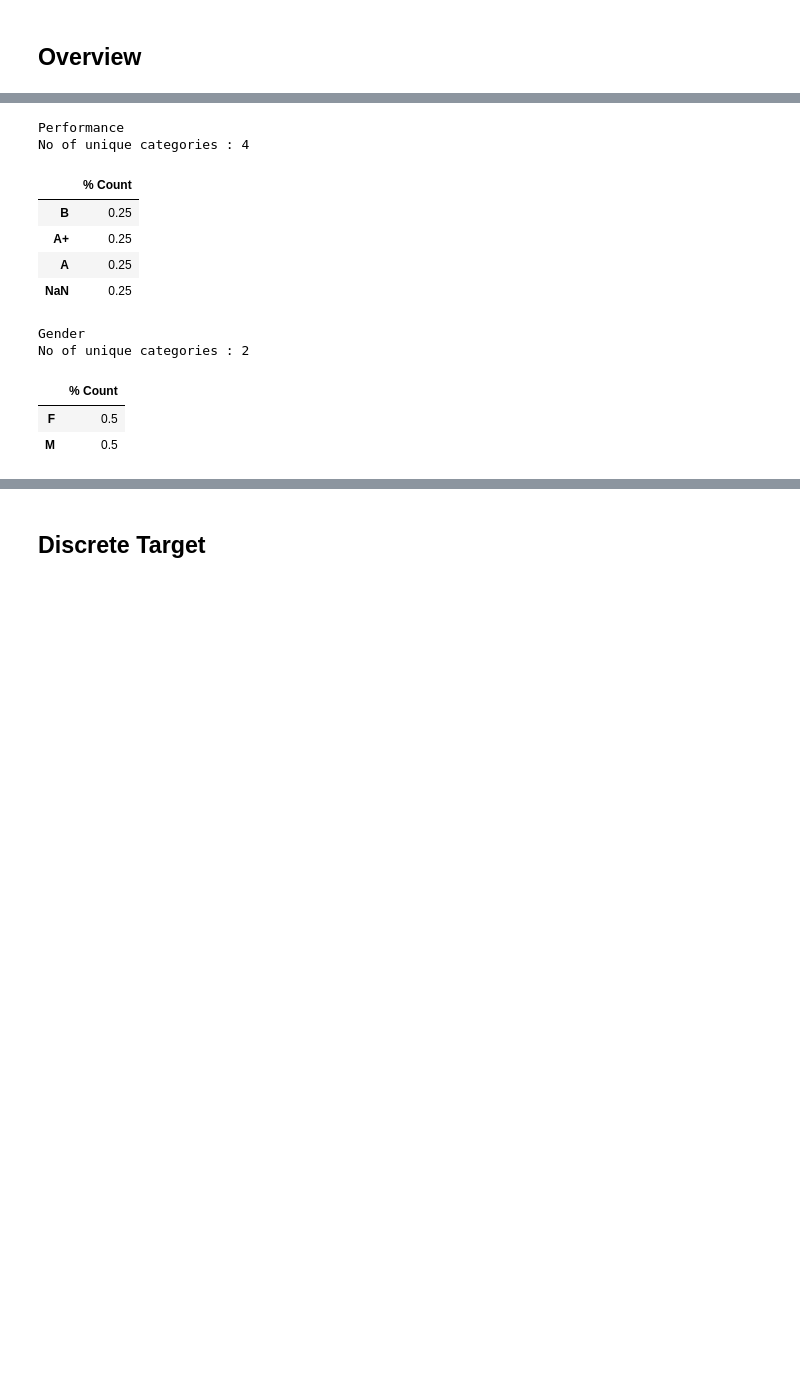
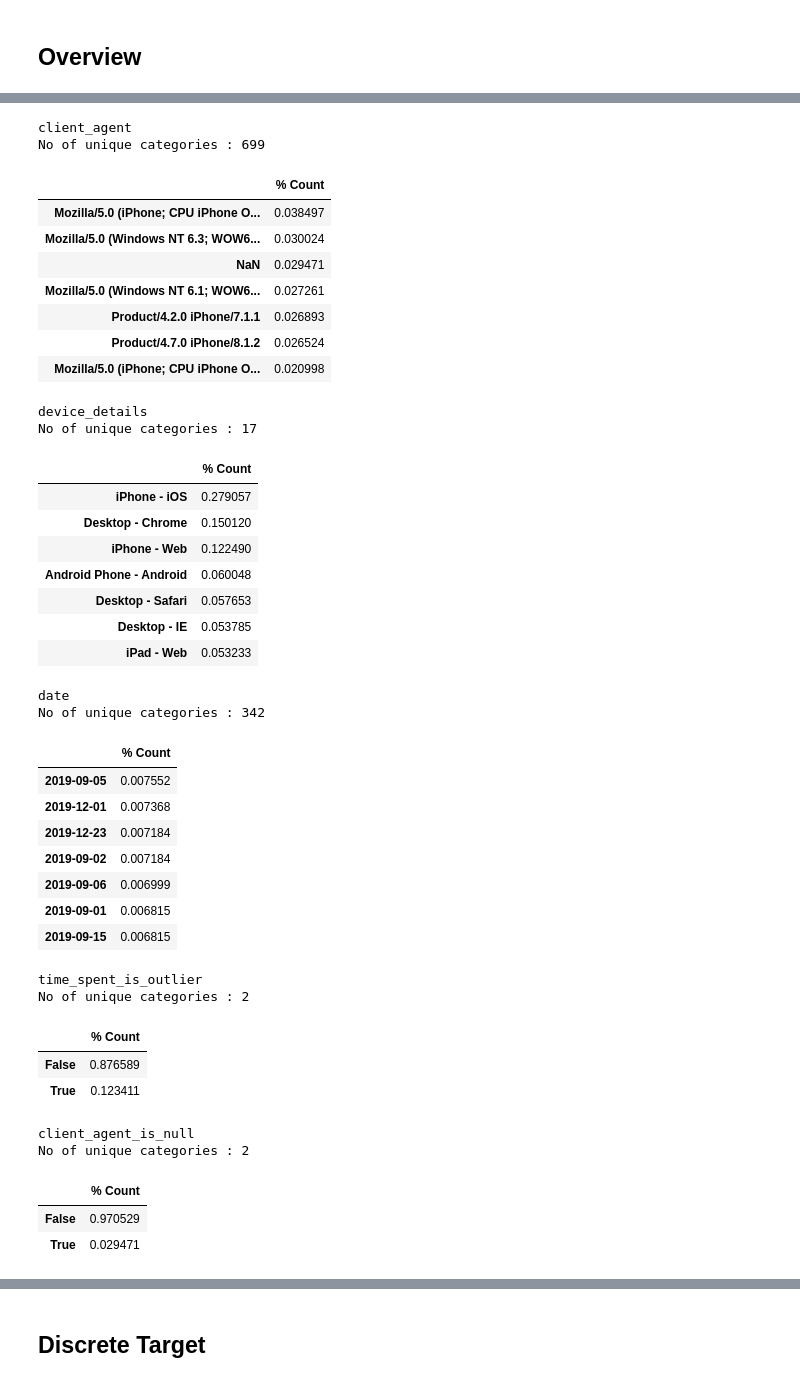
Before and after one commit to susmitpy/DataScienceProjectStarterKit, a Jupyter notebook: phases/EDA_FE.ipynb, the cells around one changed output, grey strips where cells are left out. Drawn from its saved outputs; the diff is of its cells as text; code cells hidden in the pictures; blank space fills up the shorter version.

```diff
--- a/phases/EDA_FE.ipynb
+++ b/phases/EDA_FE.ipynb
@@ -57,23 +69,53 @@ df.describe()
+# %%
+df.drop(["session_id","session_number"],axis=1,inplace=True)
 # %%
-cat_cols = df.select_dtypes(exclude=np.number)
-for col in cat_cols.columns:
+cat_cols = df.select_dtypes(exclude=np.number).columns
+for col in cat_cols:
     print(col)
 
-    vc = pd.DataFrame(cat_cols[col].value_counts(dropna=False,normalize=True))
+    vc = pd.DataFrame(df[col].value_counts(dropna=False,normalize=True))
     vc.columns = ["% Count"]
     vc.sort_values("% Count",ascending=False)
     print(f"No of unique categories : {len(vc)}")
     display(vc.head(7))
 # %% [output]
-Performance
-No of unique categories : 4
+client_agent
+No of unique categories : 699
 |  | % Count |
-| B | 0.25 |
-| A+ | 0.25 |
-| A | 0.25 |
-| NaN | 0.25 |
+| Mozilla/5.0 (iPhone; CPU iPhone O... | 0.038497 |
+| Mozilla/5.0 (Windows NT 6.3; WOW6... | 0.030024 |
+| NaN | 0.029471 |
+| Mozilla/5.0 (Windows NT 6.1; WOW6... | 0.027261 |
+| Product/4.2.0 iPhone/7.1.1 | 0.026893 |
+| Product/4.7.0 iPhone/8.1.2 | 0.026524 |
+| Mozilla/5.0 (iPhone; CPU iPhone O... | 0.020998 |
-Gender
-No of unique categories : 2
+device_details
+No of unique categories : 17
 |  | % Count |
-| F | 0.5 |
-| M | 0.5 |
+| iPhone - iOS | 0.279057 |
+| Desktop - Chrome | 0.150120 |
+| iPhone - Web | 0.122490 |
+| Android Phone - Android | 0.060048 |
+| Desktop - Safari | 0.057653 |
+| Desktop - IE | 0.053785 |
+| iPad - Web | 0.053233 |
+date
+No of unique categories : 342
+|  | % Count |
+| 2019-09-05 | 0.007552 |
+| 2019-12-01 | 0.007368 |
+| 2019-12-23 | 0.007184 |
+| 2019-09-02 | 0.007184 |
+| 2019-09-06 | 0.006999 |
+| 2019-09-01 | 0.006815 |
+| 2019-09-15 | 0.006815 |
+time_spent_is_outlier
+No of unique categories : 2
+|  | % Count |
+| False | 0.876589 |
+| True | 0.123411 |
+client_agent_is_null
+No of unique categories : 2
+|  | % Count |
+| False | 0.970529 |
+| True | 0.029471 |
```
Also changed, not shown: parts of 17 cells of this notebook, 3 other files.
